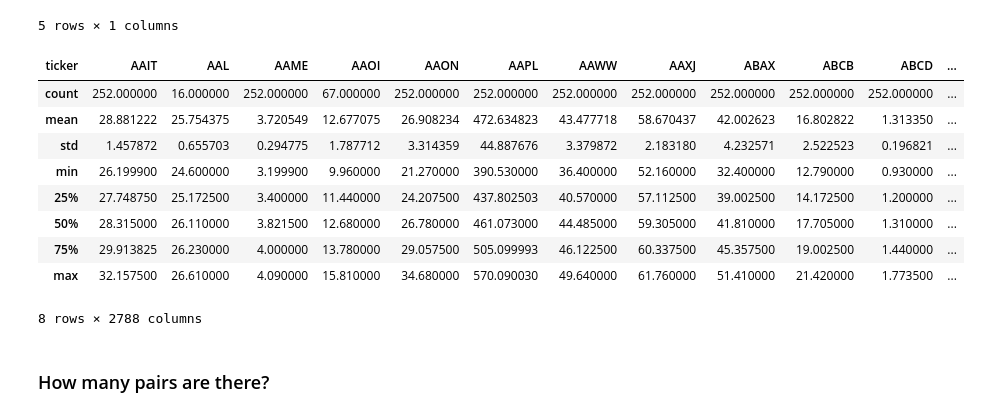
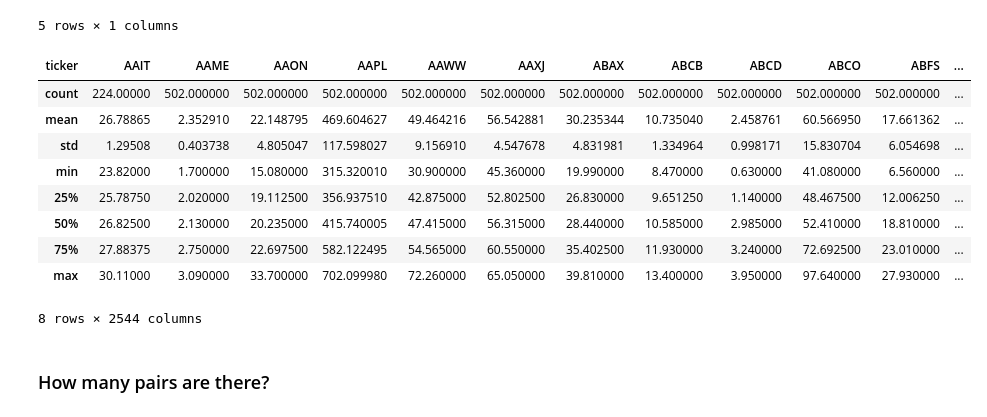
Before and after one commit to jeffreydarling/222project, a Jupyter notebook: ProjectFinal.ipynb, the cells around one changed output. Cells and saved outputs as stored; diff of their text form; code cells hidden in the pictures.

```diff
--- a/ProjectFinal.ipynb
+++ b/ProjectFinal.ipynb
@@ -42,15 +44,15 @@ wrdsClean = wrdsDirty.reset_index().pivot('date','ticker','PRC')
 trainData = wrdsClean.ix['20110103':'20121231'].dropna(axis=1, how='all')
 testData = wrdsClean.ix['20130102':'20131231']
 # %%
-testData.describe()
+trainData.describe()
 # %% [output]
-| ticker | AAIT | AAL | AAME | AAOI | AAON | AAPL | AAWW | AAXJ | ABAX | ABCB | ABCD | ... |
-| count | 252.000000 | 16.000000 | 252.000000 | 67.000000 | 252.000000 | 252.000000 | 252.000000 | 252.000000 | 252.000000 | 252.000000 | 252.000000 | ... |
-| mean | 28.881222 | 25.754375 | 3.720549 | 12.677075 | 26.908234 | 472.634823 | 43.477718 | 58.670437 | 42.002623 | 16.802822 | 1.313350 | ... |
-| std | 1.457872 | 0.655703 | 0.294775 | 1.787712 | 3.314359 | 44.887676 | 3.379872 | 2.183180 | 4.232571 | 2.522523 | 0.196821 | ... |
-| min | 26.199900 | 24.600000 | 3.199900 | 9.960000 | 21.270000 | 390.530000 | 36.400000 | 52.160000 | 32.400000 | 12.790000 | 0.930000 | ... |
-| 25% | 27.748750 | 25.172500 | 3.400000 | 11.440000 | 24.207500 | 437.802503 | 40.570000 | 57.112500 | 39.002500 | 14.172500 | 1.200000 | ... |
-| 50% | 28.315000 | 26.110000 | 3.821500 | 12.680000 | 26.780000 | 461.073000 | 44.485000 | 59.305000 | 41.810000 | 17.705000 | 1.310000 | ... |
-| 75% | 29.913825 | 26.230000 | 4.000000 | 13.780000 | 29.057500 | 505.099993 | 46.122500 | 60.337500 | 45.357500 | 19.002500 | 1.440000 | ... |
-| max | 32.157500 | 26.610000 | 4.090000 | 15.810000 | 34.680000 | 570.090030 | 49.640000 | 61.760000 | 51.410000 | 21.420000 | 1.773500 | ... |
+| ticker | AAIT | AAME | AAON | AAPL | AAWW | AAXJ | ABAX | ABCB | ABCD | ABCO | ABFS | ... |
+| count | 224.00000 | 502.000000 | 502.000000 | 502.000000 | 502.000000 | 502.000000 | 502.000000 | 502.000000 | 502.000000 | 502.000000 | 502.000000 | ... |
+| mean | 26.78865 | 2.352910 | 22.148795 | 469.604627 | 49.464216 | 56.542881 | 30.235344 | 10.735040 | 2.458761 | 60.566950 | 17.661362 | ... |
+| std | 1.29508 | 0.403738 | 4.805047 | 117.598027 | 9.156910 | 4.547678 | 4.831981 | 1.334964 | 0.998171 | 15.830704 | 6.054698 | ... |
+| min | 23.82000 | 1.700000 | 15.080000 | 315.320010 | 30.900000 | 45.360000 | 19.990000 | 8.470000 | 0.630000 | 41.080000 | 6.560000 | ... |
+| 25% | 25.78750 | 2.020000 | 19.112500 | 356.937510 | 42.875000 | 52.802500 | 26.830000 | 9.651250 | 1.140000 | 48.467500 | 12.006250 | ... |
+| 50% | 26.82500 | 2.130000 | 20.235000 | 415.740005 | 47.415000 | 56.315000 | 28.440000 | 10.585000 | 2.985000 | 52.410000 | 18.810000 | ... |
+| 75% | 27.88375 | 2.750000 | 22.697500 | 582.122495 | 54.565000 | 60.550000 | 35.402500 | 11.930000 | 3.240000 | 72.692500 | 23.010000 | ... |
+| max | 30.11000 | 3.090000 | 33.700000 | 702.099980 | 72.260000 | 65.050000 | 39.810000 | 13.400000 | 3.950000 | 97.640000 | 27.930000 | ... |
-8 rows × 2788 columns
+8 rows × 2544 columns
```
Also changed, not shown: parts of 9 cells of this notebook, 2 other files.
